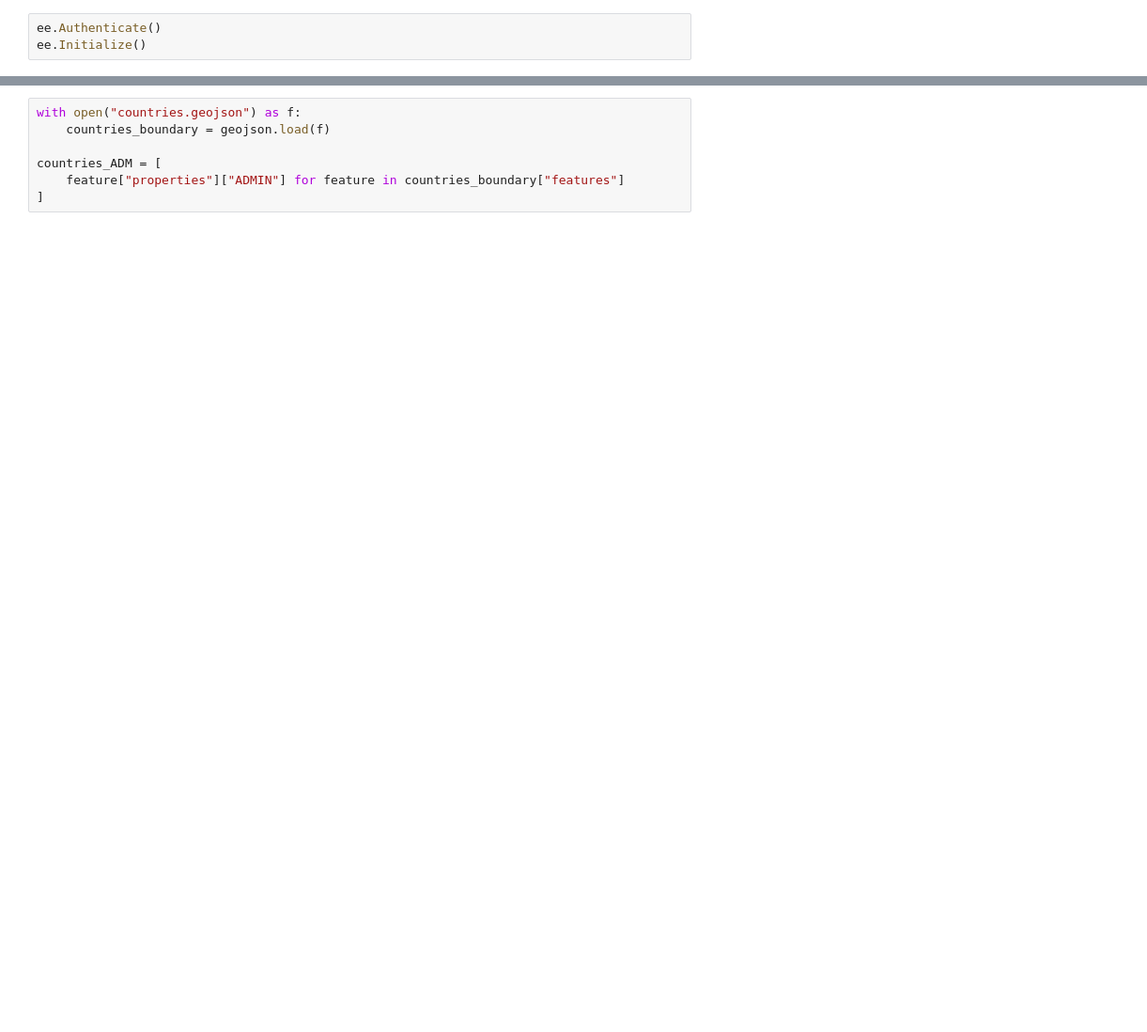
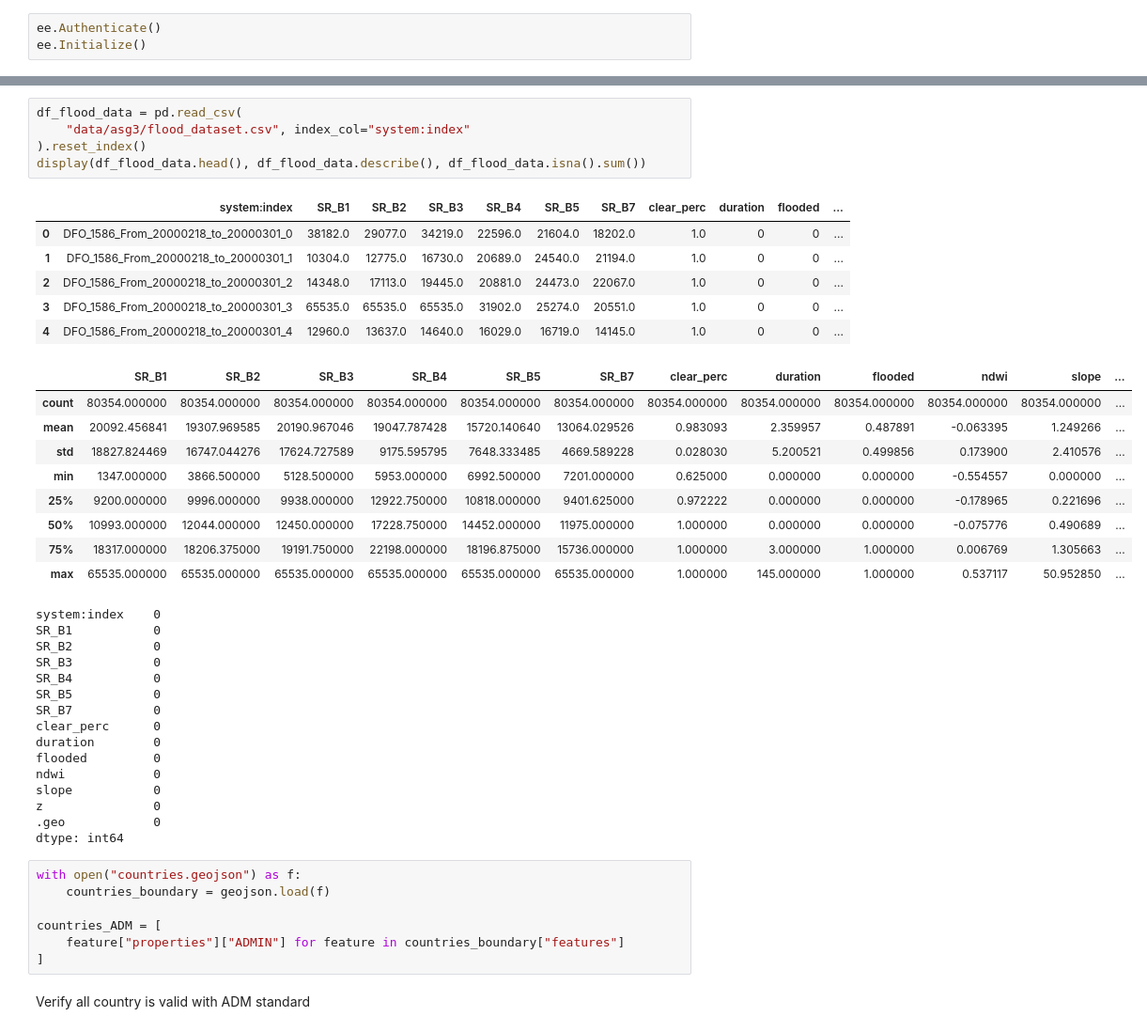
Before and after one commit to Lykeios1221/SKIH3033_INFOVIS, a Jupyter notebook: asg3.ipynb, the cells around one changed output, grey strips where cells are left out. Shown at 94% size. Cells and saved outputs as stored; diff of their text form; blank space fills up the shorter version.

```diff
--- a/asg3.ipynb
+++ b/asg3.ipynb
@@ -68,3 +276,39 @@ df_flood.describe()
+# %%
+df_flood_data = pd.read_csv(
+    "data/asg3/flood_dataset.csv", index_col="system:index"
+).reset_index()
+display(df_flood_data.head(), df_flood_data.describe(), df_flood_data.isna().sum())
+# %% [output]
+|  | system:index | SR_B1 | SR_B2 | SR_B3 | SR_B4 | SR_B5 | SR_B7 | clear_perc | duration | flooded | ... |
+| 0 | DFO_1586_From_20000218_to_20000301_0 | 38182.0 | 29077.0 | 34219.0 | 22596.0 | 21604.0 | 18202.0 | 1.0 | 0 | 0 | ... |
+| 1 | DFO_1586_From_20000218_to_20000301_1 | 10304.0 | 12775.0 | 16730.0 | 20689.0 | 24540.0 | 21194.0 | 1.0 | 0 | 0 | ... |
+| 2 | DFO_1586_From_20000218_to_20000301_2 | 14348.0 | 17113.0 | 19445.0 | 20881.0 | 24473.0 | 22067.0 | 1.0 | 0 | 0 | ... |
+| 3 | DFO_1586_From_20000218_to_20000301_3 | 65535.0 | 65535.0 | 65535.0 | 31902.0 | 25274.0 | 20551.0 | 1.0 | 0 | 0 | ... |
+| 4 | DFO_1586_From_20000218_to_20000301_4 | 12960.0 | 13637.0 | 14640.0 | 16029.0 | 16719.0 | 14145.0 | 1.0 | 0 | 0 | ... |
+|  | SR_B1 | SR_B2 | SR_B3 | SR_B4 | SR_B5 | SR_B7 | clear_perc | duration | flooded | ndwi | slope | ... |
+| count | 80354.000000 | 80354.000000 | 80354.000000 | 80354.000000 | 80354.000000 | 80354.000000 | 80354.000000 | 80354.000000 | 80354.000000 | 80354.000000 | 80354.000000 | ... |
+| mean | 20092.456841 | 19307.969585 | 20190.967046 | 19047.787428 | 15720.140640 | 13064.029526 | 0.983093 | 2.359957 | 0.487891 | -0.063395 | 1.249266 | ... |
+| std | 18827.824469 | 16747.044276 | 17624.727589 | 9175.595795 | 7648.333485 | 4669.589228 | 0.028030 | 5.200521 | 0.499856 | 0.173900 | 2.410576 | ... |
+| min | 1347.000000 | 3866.500000 | 5128.500000 | 5953.000000 | 6992.500000 | 7201.000000 | 0.625000 | 0.000000 | 0.000000 | -0.554557 | 0.000000 | ... |
+| 25% | 9200.000000 | 9996.000000 | 9938.000000 | 12922.750000 | 10818.000000 | 9401.625000 | 0.972222 | 0.000000 | 0.000000 | -0.178965 | 0.221696 | ... |
+| 50% | 10993.000000 | 12044.000000 | 12450.000000 | 17228.750000 | 14452.000000 | 11975.000000 | 1.000000 | 0.000000 | 0.000000 | -0.075776 | 0.490689 | ... |
+| 75% | 18317.000000 | 18206.375000 | 19191.750000 | 22198.000000 | 18196.875000 | 15736.000000 | 1.000000 | 3.000000 | 1.000000 | 0.006769 | 1.305663 | ... |
+| max | 65535.000000 | 65535.000000 | 65535.000000 | 65535.000000 | 65535.000000 | 65535.000000 | 1.000000 | 145.000000 | 1.000000 | 0.537117 | 50.952850 | ... |
+system:index    0
+SR_B1           0
+SR_B2           0
+SR_B3           0
+SR_B4           0
+SR_B5           0
+SR_B7           0
+clear_perc      0
+duration        0
+flooded         0
+ndwi            0
+slope           0
+z               0
+.geo            0
+dtype: int64
 # %%
 with open("countries.geojson") as f:
     countries_boundary = geojson.load(f)
@@ -72,6 +316,8 @@ with open("countries.geojson") as f:
 countries_ADM = [
     feature["properties"]["ADMIN"] for feature in countries_boundary["features"]
 ]
+# %% [markdown]
+Verify all country is valid with ADM standard
 # %%
 def check_country_exists_ADM(countries):
     return pd.DataFrame(
```
Also changed, not shown: parts of 43 cells of this notebook, 6 other files.
